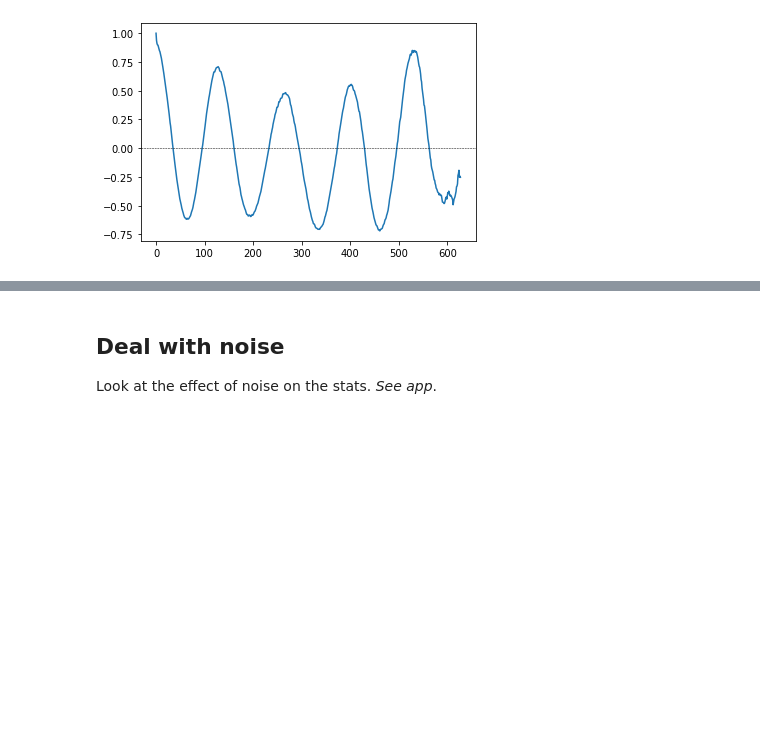
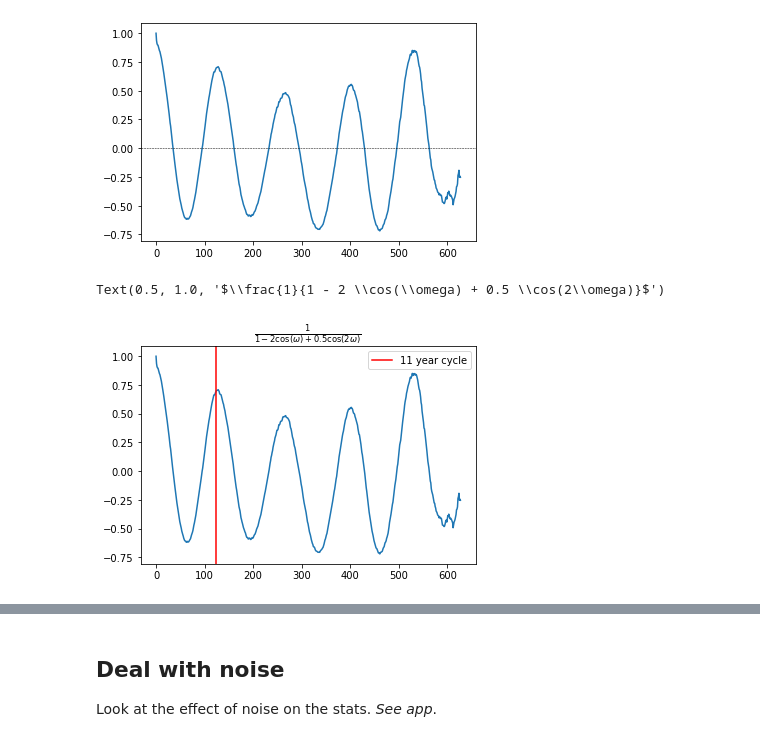
Before and after one commit to daniel-wrench/time_series_analysis, a Jupyter notebook: workshop_demo_sunspots.ipynb, the cells around one changed output, grey strips where cells are left out. Cells and saved outputs as stored; diff of their text form; code cells hidden in the pictures; blank space fills up the shorter version.

```diff
--- a/workshop_demo_sunspots.ipynb
+++ b/workshop_demo_sunspots.ipynb
@@ -92,7 +144,13 @@ plt.axhline(0, color='black', lw=0.5, ls='--')
 # %%
 plt.plot(acf)
 # Add vertical lines at lags corresponding to 11 years
 plt.axvline(12*10.3, color='red', label = "11 year cycle")
 plt.legend()
+
+# Write out equation of power spectrum in latex
+plt.title(r"$\frac{1}{1 - 2 \cos(\omega) + 0.5 \cos(2\omega)}$")
+# %% [output]
+Text(0.5, 1.0, '$\\frac{1}{1 - 2 \\cos(\\omega) + 0.5 \\cos(2\\omega)}$')
+[figure, added]
 # %% [markdown]
 ### Power spectrum
```
Also changed, not shown: parts of 48 cells of this notebook.
